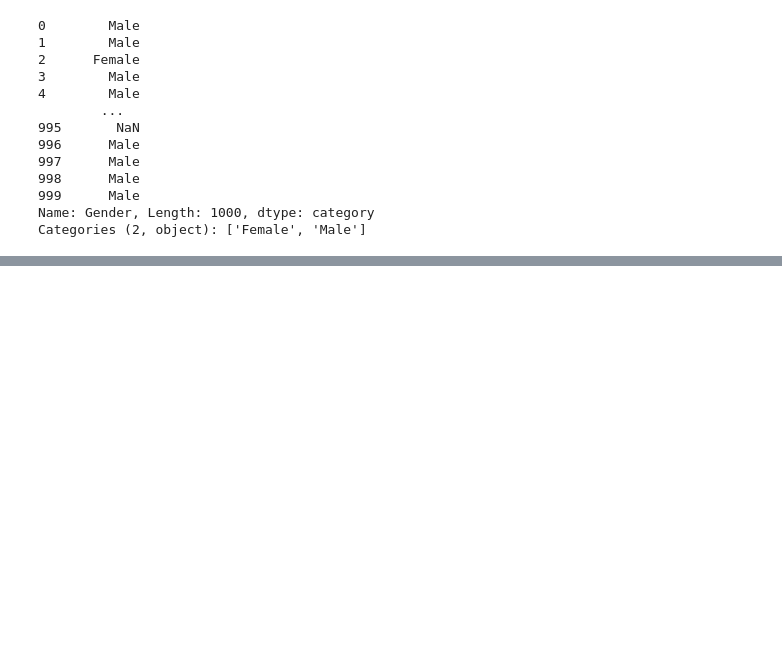
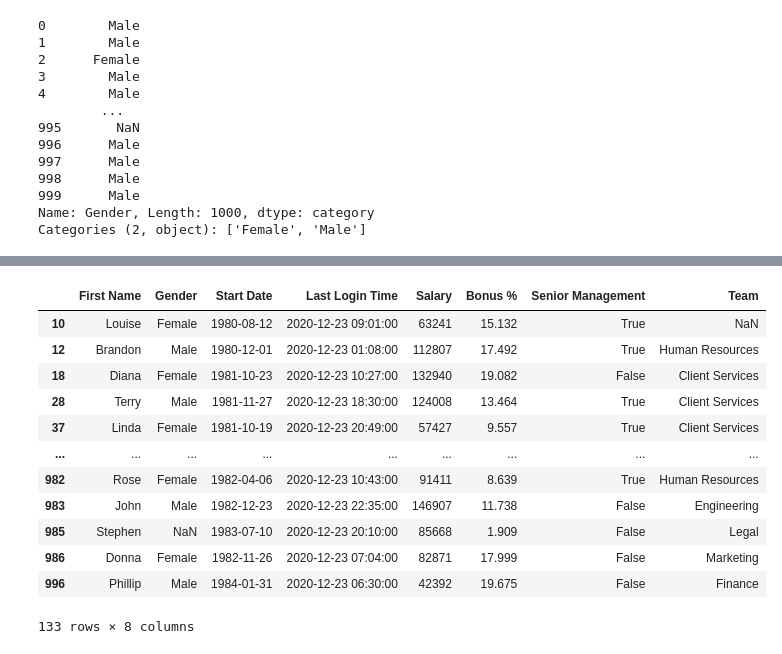
Before and after one commit to matt-c-knight/Udemy-data_analysis_pandas, a Jupyter notebook: DataFrames2.ipynb, the cells around one changed output, grey strips where cells are left out. Cells and saved outputs as stored; diff of their text form; code cells hidden in the pictures; blank space fills up the shorter version.

```diff
--- a/DataFrames2.ipynb
+++ b/DataFrames2.ipynb
@@ -148,0 +165,16 @@ Categories (2, object): ['Female', 'Male']
+# %%
+df[mask]
+# %% [output]
+|  | First Name | Gender | Start Date | Last Login Time | Salary | Bonus % | Senior Management | Team |
+| 10 | Louise | Female | 1980-08-12 | 2020-12-23 09:01:00 | 63241 | 15.132 | True | NaN |
+| 12 | Brandon | Male | 1980-12-01 | 2020-12-23 01:08:00 | 112807 | 17.492 | True | Human Resources |
+| 18 | Diana | Female | 1981-10-23 | 2020-12-23 10:27:00 | 132940 | 19.082 | False | Client Services |
+| 28 | Terry | Male | 1981-11-27 | 2020-12-23 18:30:00 | 124008 | 13.464 | True | Client Services |
+| 37 | Linda | Female | 1981-10-19 | 2020-12-23 20:49:00 | 57427 | 9.557 | True | Client Services |
+| ... | ... | ... | ... | ... | ... | ... | ... | ... |
+| 982 | Rose | Female | 1982-04-06 | 2020-12-23 10:43:00 | 91411 | 8.639 | True | Human Resources |
+| 983 | John | Male | 1982-12-23 | 2020-12-23 22:35:00 | 146907 | 11.738 | False | Engineering |
+| 985 | Stephen | NaN | 1983-07-10 | 2020-12-23 20:10:00 | 85668 | 1.909 | False | Legal |
+| 986 | Donna | Female | 1982-11-26 | 2020-12-23 07:04:00 | 82871 | 17.999 | False | Marketing |
+| 996 | Phillip | Male | 1984-01-31 | 2020-12-23 06:30:00 | 42392 | 19.675 | False | Finance |
+133 rows × 8 columns
```
Also changed, not shown: parts of 8 cells of this notebook.
